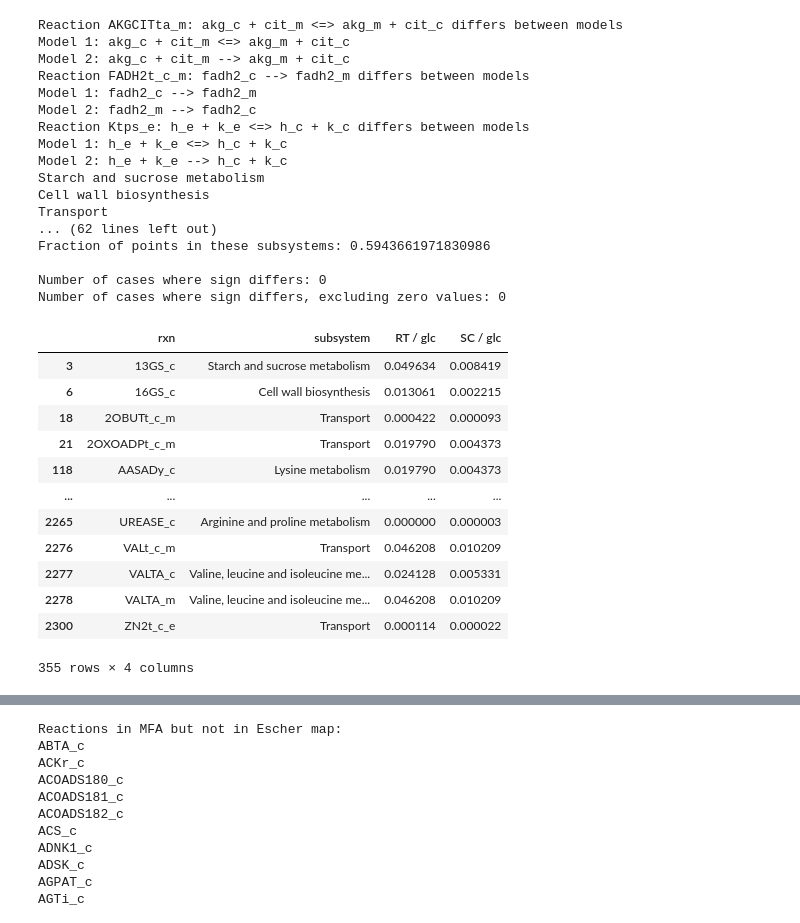
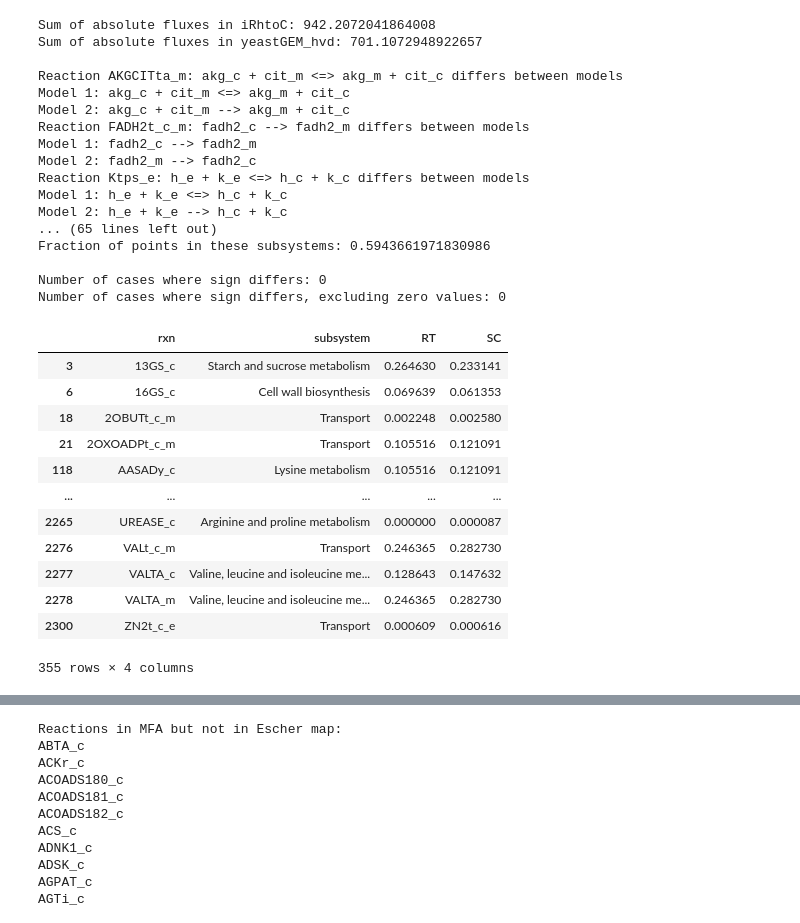
Before and after one commit to maranasgroup/rtRBA, a Jupyter notebook: analysis/kapp_vivo_vs_vitro/kapp_plot.ipynb, the cells around one changed output, grey strips where cells are left out. Drawn from its saved outputs; the diff is of its cells as text; code cells hidden in the pictures.

```diff
--- a/analysis/kapp_vivo_vs_vitro/kapp_plot.ipynb
+++ b/analysis/kapp_vivo_vs_vitro/kapp_plot.ipynb
@@ -76,3 +16,14 @@ df_prot
 # %%
 model1 = cobra.io.load_json_model('../../build_model/input/iRhtoC.json')
 model2 = cobra.io.load_json_model('../../build_model/input/precursors/GSM_iSace1144.json')
+# %%
+df_prot = pd.read_excel('../../suppMat/SCvsRT.xlsx',
+						sheet_name='comparing-proteins',usecols=[0,1,8,9])
+# remove empty rows
+df_prot = df_prot.dropna()
+# convert from scientific notation to float (last 2 columns)
+# df_prot.iloc[:,1:] = df_prot[:,1:].apply(pd.to_numeric, errors='coerce')
+# df_prot.iloc[:,1:] = df_prot.iloc[:,1:].applymap(lambda x: '%.2f' % x)
+# df_prot = df_prot.apply(pd.to_numeric, errors='coerce')
+
+df_prot
@@ -86,17 +262,23 @@ diff_sign = 0
 diff_sign_excluding_zero = 0
 points_with_diff_sign = {}
 
-model1col = 'SC / glc'
+# model1col = 'SC / glc'
 # model1col = 'log(SC)'
-# model1col = 'SC'
-model2col = 'RT / glc'
+model1col = 'SC'
+# model2col = 'RT / glc'
 # model2col = 'log(RT)'
-# model2col = 'RT'
+model2col = 'RT'
 units = '($mmol\ gDW^{-1}h^{-1}$)'
 if model2col == 'RT / glc':
 	units = '/ glucose uptake ($mmol/mmol\ glc$)'
 # remove all columns that aren't the index or aren't named model1col, model2col
 df_flux = df_flux[['rxn', 'subsystem', model2col, model1col]]
+
+# find sum of absolute fluxes in each column
+sum_model1 = df_flux[model1col].abs().sum()
+sum_model2 = df_flux[model2col].abs().sum()
+print(f"Sum of absolute fluxes in {model1.id}: {sum_model1}")
+print(f"Sum of absolute fluxes in {model2.id}: {sum_model2}\n")
 
 # make extra dataframe without rows where model1col and model2col are both zero or non-numbers
 df_flux = df_flux[(df_flux[model1col] != 0) | (df_flux[model2col] != 0)].dropna(subset=[model1col, model2col])
@@ -174,47 +356,47 @@ if diff_sign_excluding_zero > 0:
 	subsystems = {}
 	for key in points_with_diff_sign.keys():
 		subsystem = df_flux[df_flux['rxn'] == key]['subsystem'].values[0]
 		if subsystem in subsystems:
 			subsystems[subsystem] += 1
 		else:
 			subsystems[subsystem] = 1
 	print('\nSubsystems:')
 	# sort from most to least common
 	subsystems = dict(sorted(subsystems.items(), key=lambda item: item[1], reverse=True))
 	for key, value in subsystems.items():
 		print(str(key)+': '+str(value))
 # use absolute values
 df_flux[model1col] = df_flux[model1col].abs()
 df_flux[model2col] = df_flux[model2col].abs()
 df_flux
 # %% [output]
+Sum of absolute fluxes in iRhtoC: 942.2072041864008
+Sum of absolute fluxes in yeastGEM_hvd: 701.1072948922657
+
 Reaction AKGCITta_m: akg_c + cit_m <=> akg_m + cit_c differs between models
 Model 1: akg_c + cit_m <=> akg_m + cit_c
 Model 2: akg_c + cit_m --> akg_m + cit_c
 Reaction FADH2t_c_m: fadh2_c --> fadh2_m differs between models
 Model 1: fadh2_c --> fadh2_m
 Model 2: fadh2_m --> fadh2_c
 Reaction Ktps_e: h_e + k_e <=> h_c + k_c differs between models
 Model 1: h_e + k_e <=> h_c + k_c
 Model 2: h_e + k_e --> h_c + k_c
-Starch and sucrose metabolism
-Cell wall biosynthesis
-Transport
-... (62 lines left out)
+... (65 lines left out)
 Fraction of points in these subsystems: 0.5943661971830986
 
 Number of cases where sign differs: 0
 Number of cases where sign differs, excluding zero values: 0
-|  | rxn | subsystem | RT / glc | SC / glc |
-| 3 | 13GS_c | Starch and sucrose metabolism | 0.049634 | 0.008419 |
-| 6 | 16GS_c | Cell wall biosynthesis | 0.013061 | 0.002215 |
-| 18 | 2OBUTt_c_m | Transport | 0.000422 | 0.000093 |
-| 21 | 2OXOADPt_c_m | Transport | 0.019790 | 0.004373 |
-| 118 | AASADy_c | Lysine metabolism | 0.019790 | 0.004373 |
+|  | rxn | subsystem | RT | SC |
+| 3 | 13GS_c | Starch and sucrose metabolism | 0.264630 | 0.233141 |
+| 6 | 16GS_c | Cell wall biosynthesis | 0.069639 | 0.061353 |
+| 18 | 2OBUTt_c_m | Transport | 0.002248 | 0.002580 |
+| 21 | 2OXOADPt_c_m | Transport | 0.105516 | 0.121091 |
+| 118 | AASADy_c | Lysine metabolism | 0.105516 | 0.121091 |
 | ... | ... | ... | ... | ... |
-| 2265 | UREASE_c | Arginine and proline metabolism | 0.000000 | 0.000003 |
-| 2276 | VALt_c_m | Transport | 0.046208 | 0.010209 |
-| 2277 | VALTA_c | Valine, leucine and isoleucine me... | 0.024128 | 0.005331 |
-| 2278 | VALTA_m | Valine, leucine and isoleucine me... | 0.046208 | 0.010209 |
-| 2300 | ZN2t_c_e | Transport | 0.000114 | 0.000022 |
+| 2265 | UREASE_c | Arginine and proline metabolism | 0.000000 | 0.000087 |
+| 2276 | VALt_c_m | Transport | 0.246365 | 0.282730 |
+| 2277 | VALTA_c | Valine, leucine and isoleucine me... | 0.128643 | 0.147632 |
+| 2278 | VALTA_m | Valine, leucine and isoleucine me... | 0.246365 | 0.282730 |
+| 2300 | ZN2t_c_e | Transport | 0.000609 | 0.000616 |
 355 rows × 4 columns
```
Also changed, not shown: parts of 15 cells of this notebook, 41 other files.
